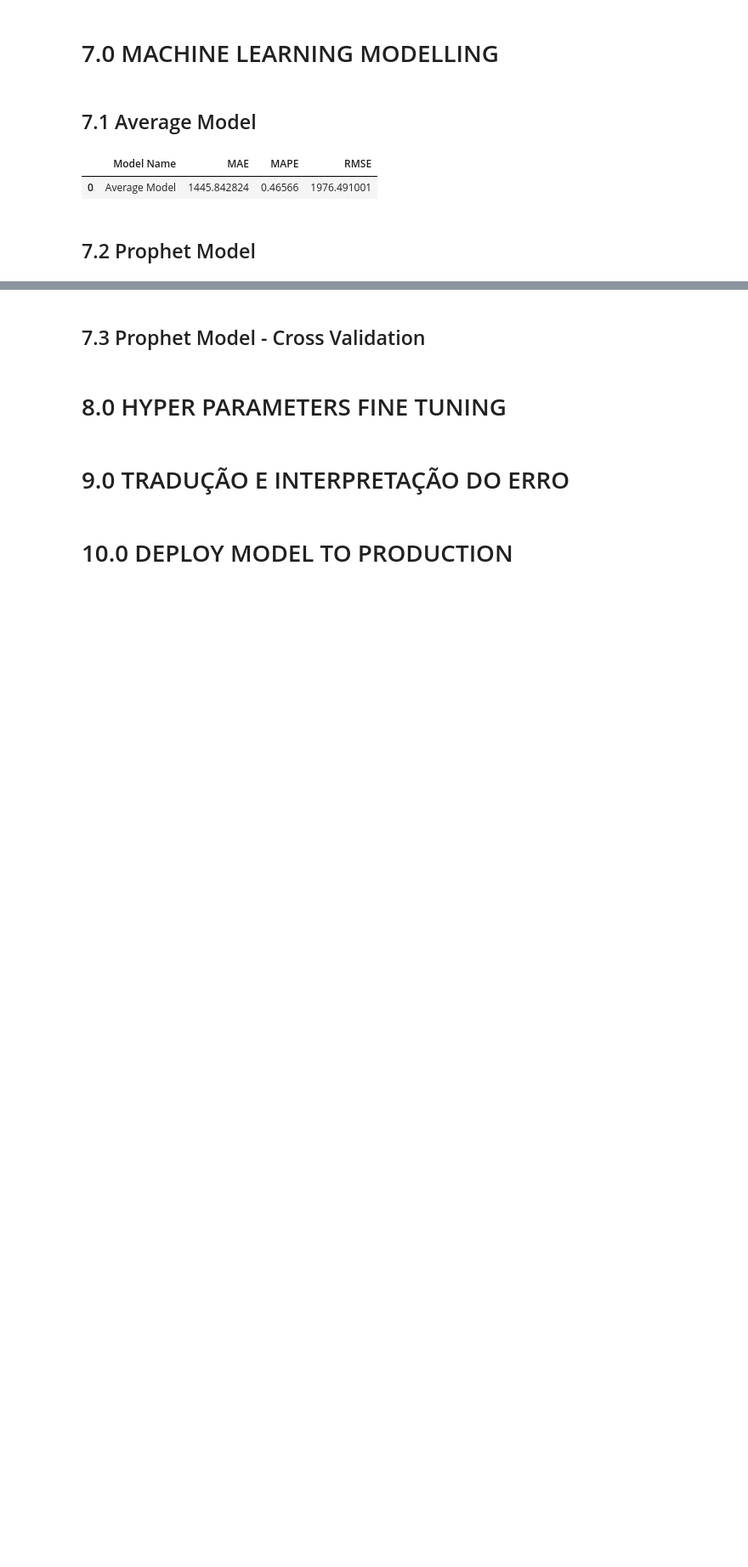
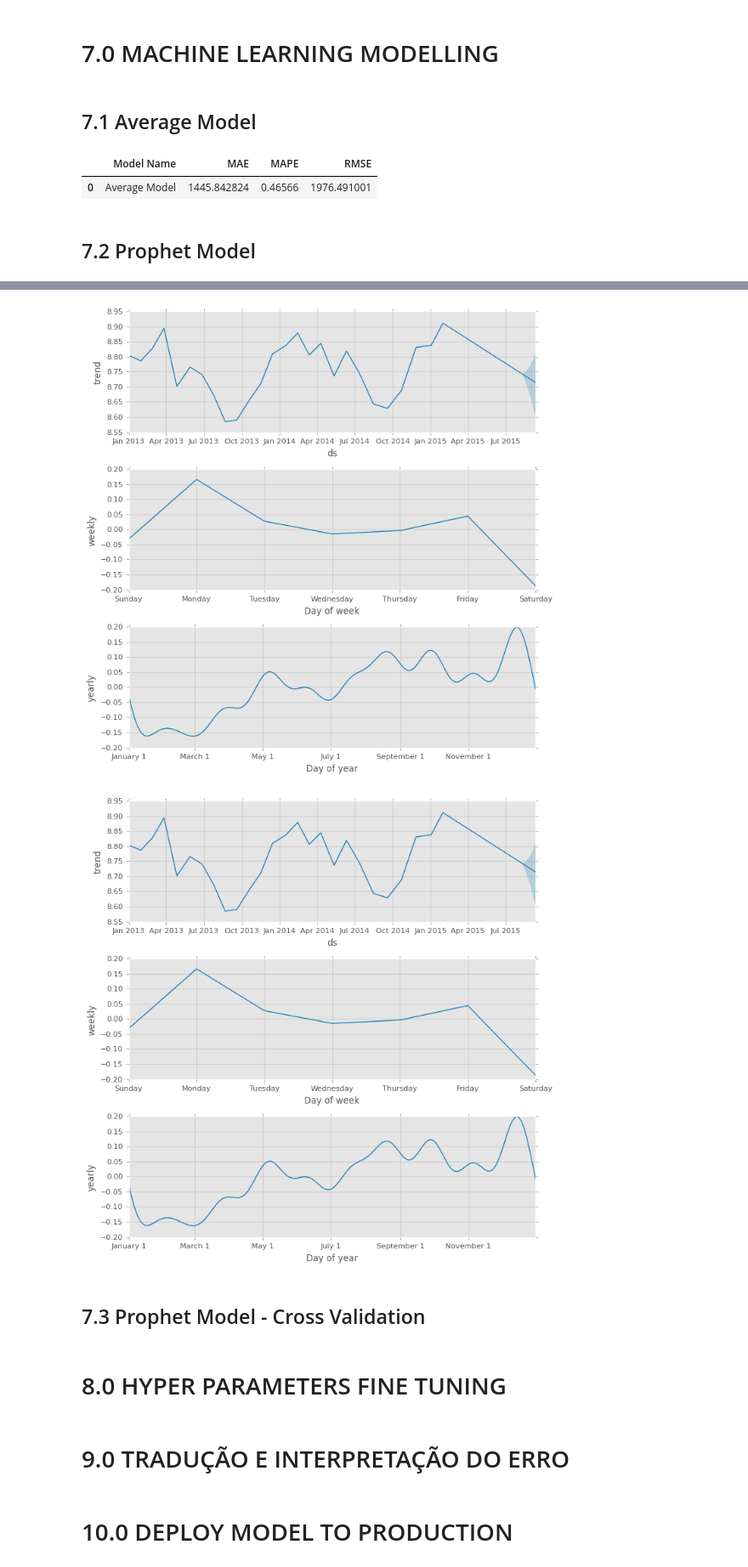
Before and after one commit to marcusbraggion/forecasting_sales, a Jupyter notebook: notebooks/forecasting_sales.ipynb, the cells around one changed output, grey strips where cells are left out. Shown at 85% size. Cells and saved outputs as stored; diff of their text form; code cells hidden in the pictures; blank space fills up the shorter version.

Commit message:
implement prophet model

```diff
--- a/notebooks/forecasting_sales.ipynb
+++ b/notebooks/forecasting_sales.ipynb
@@ -720,3 +750,8 @@ INFO:fbprophet:Disabling daily seasonality. Run prophet with daily_seasonality=T
+# %%
+prophet.plot_components(yhat_prophet)
+# %% [output]
+[figure, added]
+[figure, added]
 # %% [markdown]
 ## 7.3 Prophet Model - Cross Validation
 # %%
```
Also changed, not shown: parts of 3 cells of this notebook.
